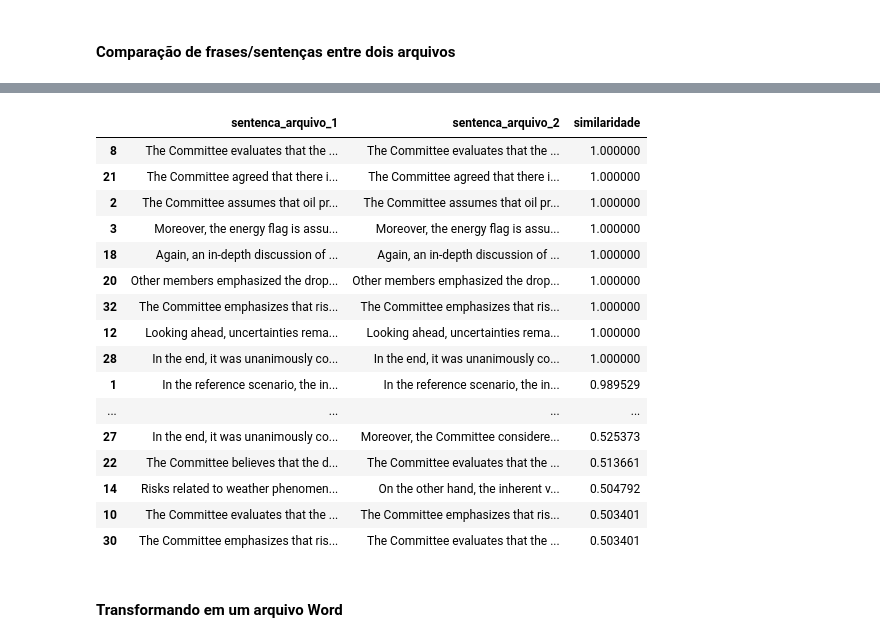
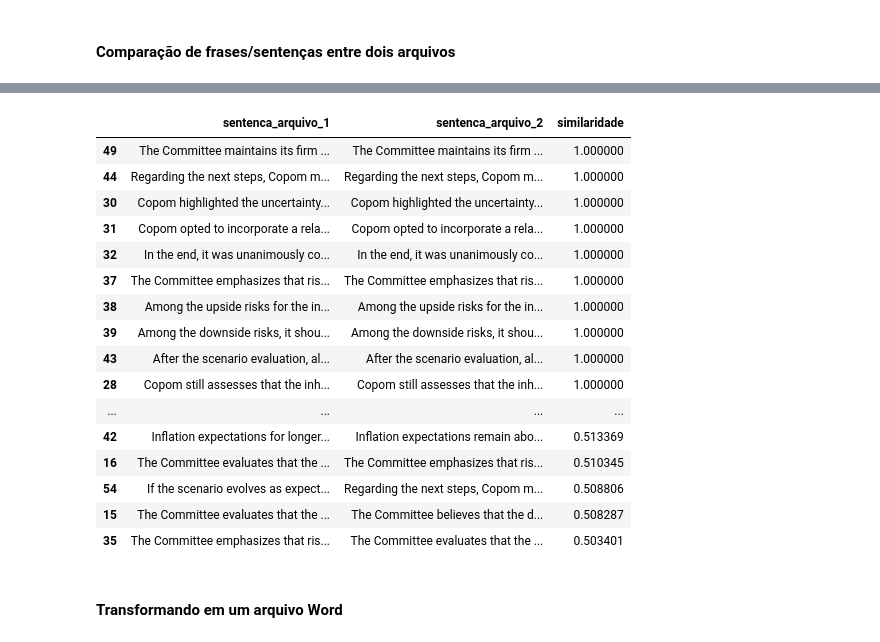
Before and after one commit to vsaito10/nlp-ata-copom, a Jupyter notebook: analise-ata-copom/copom.ipynb, the cells around one changed output, grey strips where cells are left out. Saved outputs shown, nothing was run; the diff lists cells and outputs as text; code cells hidden in the pictures.

```diff
--- a/analise-ata-copom/copom.ipynb
+++ b/analise-ata-copom/copom.ipynb
@@ -531,9 +533,9 @@ r = requests.request("GET", url, data=payload, headers=headers, params=querystri
 data = r.json()
 
 # Número da ata mais atual
-num_atual_ata = 257
+num_atual_ata = 258
 # Número da primeira ata que possui a mesma estrutura de texto da ata atual
-num_ata_estrutura = 257
+num_ata_estrutura = 258
 
 # Lista com as datas de publicações de todas as Atas que possuem a mesma estrutura de texto da ata atual
 lst_data_pub = []
@@ -567,7 +569,7 @@ for date_minute in lst_data_pub:
 nomes_arquivos = []
 
 # Criando os nomes dos arquivos das atas do COPOM
-for i in range(232, 258):    # atas dos números 232 até 257
+for i in range(232, 259):    # atas dos números 232 até 258
     nome_arquivo = f'minute_{i}.json'
     nomes_arquivos.append(nome_arquivo)
 
@@ -582,18 +584,19 @@ for nome_arquivo in nomes_arquivos:
 #print(dados_json)
 
 # Atas do COPOM
-minute_246 = minute_copom_v2(dados_json['minute_246.json']['minute_246'])
-minute_247 = minute_copom_v2(dados_json['minute_247.json']['minute_247'])
-minute_248 = minute_copom_v2(dados_json['minute_248.json']['minute_248'])
-minute_249 = minute_copom_v2(dados_json['minute_249.json']['minute_249'])
-minute_250 = minute_copom_v2(dados_json['minute_250.json']['minute_250'])
-minute_251 = minute_copom_v2(dados_json['minute_251.json']['minute_251'])
-minute_252 = minute_copom_v2(dados_json['minute_252.json']['minute_252'])
-minute_253 = minute_copom_v2(dados_json['minute_253.json']['minute_253'])
-minute_254 = minute_copom_v2(dados_json['minute_254.json']['minute_254'])
-minute_255 = minute_copom_v2(dados_json['minute_255.json']['minute_255'])
-minute_256 = minute_copom_v2(dados_json['minute_256.json']['minute_256'])
-minute_257 = minute_copom_v2(dados_json['minute_257.json']['minute_257'])
+minute_246 = minute_copom(dados_json['minute_246.json']['minute_246'])
+minute_247 = minute_copom(dados_json['minute_247.json']['minute_247'])
+minute_248 = minute_copom(dados_json['minute_248.json']['minute_248'])
+minute_249 = minute_copom(dados_json['minute_249.json']['minute_249'])
+minute_250 = minute_copom(dados_json['minute_250.json']['minute_250'])
+minute_251 = minute_copom(dados_json['minute_251.json']['minute_251'])
+minute_252 = minute_copom(dados_json['minute_252.json']['minute_252'])
+minute_253 = minute_copom(dados_json['minute_253.json']['minute_253'])
+minute_254 = minute_copom(dados_json['minute_254.json']['minute_254'])
+minute_255 = minute_copom(dados_json['minute_255.json']['minute_255'])
+minute_256 = minute_copom(dados_json['minute_256.json']['minute_256'])
+minute_257 = minute_copom(dados_json['minute_257.json']['minute_257'])
+minute_258 = minute_copom(dados_json['minute_258.json']['minute_258'])
 # %% [markdown]
 * Para visualizar o texto de uma forma mais bonita utilizar a função 'IPython.display.Markdown()'
 # %%
@@ -615,24 +673,24 @@ similaridade_sentencas(minutes_1=minute_257[2], minutes_2=minute_256[2])
 # %%
-df_similar_text = similaridade_sentencas_df(minutes_1=minute_257[2], minutes_2=minute_256[2])
+df_similar_text = similaridade_sentencas_df(minutes_1=minute_258[0], minutes_2=minute_257[0])
 df_similar_text
 # %% [output]
 |  | sentenca_arquivo_1 | sentenca_arquivo_2 | similaridade |
-| 8 | The Committee evaluates that the ... | The Committee evaluates that the ... | 1.000000 |
-| 21 | The Committee agreed that there i... | The Committee agreed that there i... | 1.000000 |
-| 2 | The Committee assumes that oil pr... | The Committee assumes that oil pr... | 1.000000 |
-| 3 | Moreover, the energy flag is assu... | Moreover, the energy flag is assu... | 1.000000 |
-| 18 | Again, an in-depth discussion of ... | Again, an in-depth discussion of ... | 1.000000 |
-| 20 | Other members emphasized the drop... | Other members emphasized the drop... | 1.000000 |
-| 32 | The Committee emphasizes that ris... | The Committee emphasizes that ris... | 1.000000 |
-| 12 | Looking ahead, uncertainties rema... | Looking ahead, uncertainties rema... | 1.000000 |
-| 28 | In the end, it was unanimously co... | In the end, it was unanimously co... | 1.000000 |
-| 1 | In the reference scenario, the in... | In the reference scenario, the in... | 0.989529 |
+| 49 | The Committee maintains its firm ... | The Committee maintains its firm ... | 1.000000 |
+| 44 | Regarding the next steps, Copom m... | Regarding the next steps, Copom m... | 1.000000 |
+| 30 | Copom highlighted the uncertainty... | Copom highlighted the uncertainty... | 1.000000 |
+| 31 | Copom opted to incorporate a rela... | Copom opted to incorporate a rela... | 1.000000 |
+| 32 | In the end, it was unanimously co... | In the end, it was unanimously co... | 1.000000 |
+| 37 | The Committee emphasizes that ris... | The Committee emphasizes that ris... | 1.000000 |
+| 38 | Among the upside risks for the in... | Among the upside risks for the in... | 1.000000 |
+| 39 | Among the downside risks, it shou... | Among the downside risks, it shou... | 1.000000 |
+| 43 | After the scenario evaluation, al... | After the scenario evaluation, al... | 1.000000 |
+| 28 | Copom still assesses that the inh... | Copom still assesses that the inh... | 1.000000 |
 | ... | ... | ... | ... |
-| 27 | In the end, it was unanimously co... | Moreover, the Committee considere... | 0.525373 |
-| 22 | The Committee believes that the d... | The Committee evaluates that the ... | 0.513661 |
-| 14 | Risks related to weather phenomen... | On the other hand, the inherent v... | 0.504792 |
-| 10 | The Committee evaluates that the ... | The Committee emphasizes that ris... | 0.503401 |
-| 30 | The Committee emphasizes that ris... | The Committee evaluates that the ... | 0.503401 |
+| 42 | Inflation expectations for longer... | Inflation expectations remain abo... | 0.513369 |
+| 16 | The Committee evaluates that the ... | The Committee emphasizes that ris... | 0.510345 |
+| 54 | If the scenario evolves as expect... | Regarding the next steps, Copom m... | 0.508806 |
+| 15 | The Committee evaluates that the ... | The Committee believes that the d... | 0.508287 |
+| 35 | The Committee emphasizes that ris... | The Committee evaluates that the ... | 0.503401 |
 # %% [markdown]
 #### **Transformando em um arquivo Word**
 # %%
```
Also changed, not shown: parts of 14 cells of this notebook.
